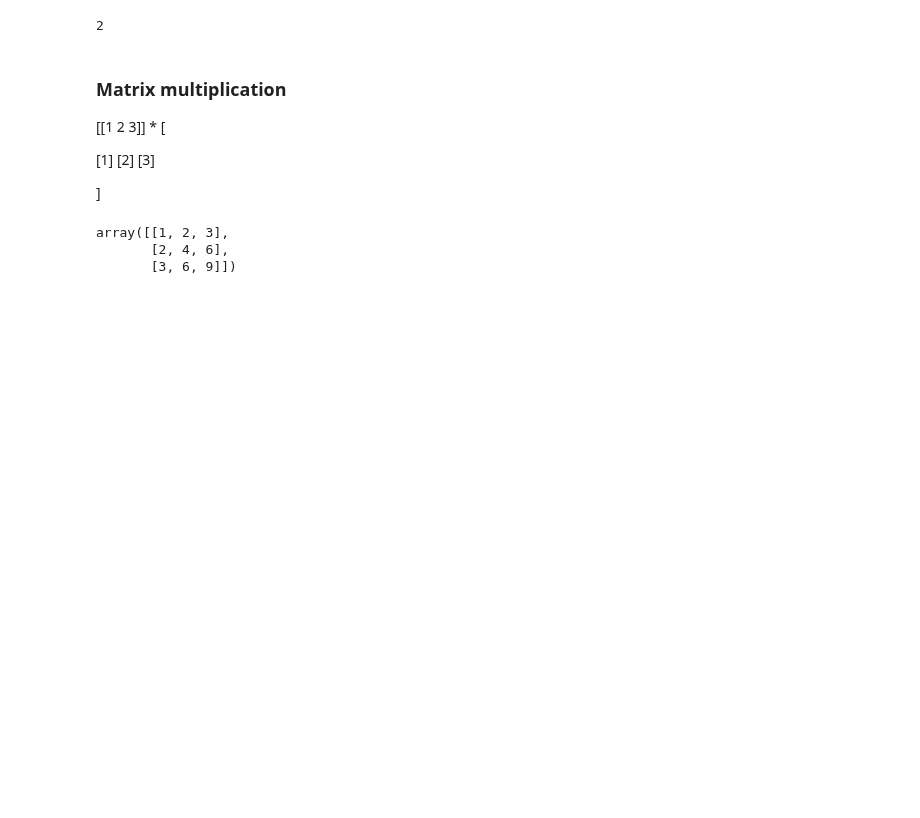
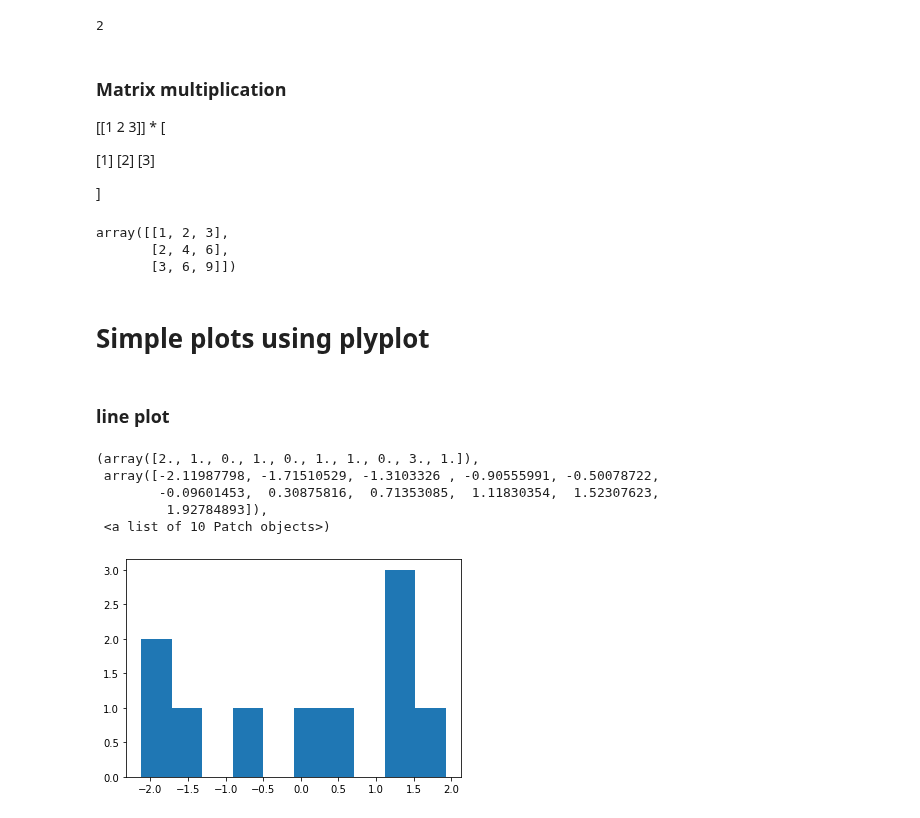
Before and after one commit to techakilan/python-datascience-training, a Jupyter notebook: numpy.ipynb, the cells around one changed output. Drawn from its saved outputs; the diff is of its cells as text; code cells hidden in the pictures; blank space fills up the shorter version.

```diff
--- a/numpy.ipynb
+++ b/numpy.ipynb
@@ -517,3 +524,7 @@ matrixA*matrixB
 array([[1, 2, 3],
        [2, 4, 6],
        [3, 6, 9]])
+# %% [markdown]
+# Simple plots using plyplot
+# %% [markdown]
+### line plot
@@ -519,0 +533,10 @@ array([[1, 2, 3],
+# %%
+x= np.random.randn(10)
+plt.hist(x)
+# %% [output]
+(array([2., 1., 0., 1., 0., 1., 1., 0., 3., 1.]),
+ array([-2.11987798, -1.71510529, -1.3103326 , -0.90555991, -0.50078722,
+        -0.09601453,  0.30875816,  0.71353085,  1.11830354,  1.52307623,
+         1.92784893]),
+ <a list of 10 Patch objects>)
+[figure, added]
```
Also changed, not shown: parts of 43 cells of this notebook.
